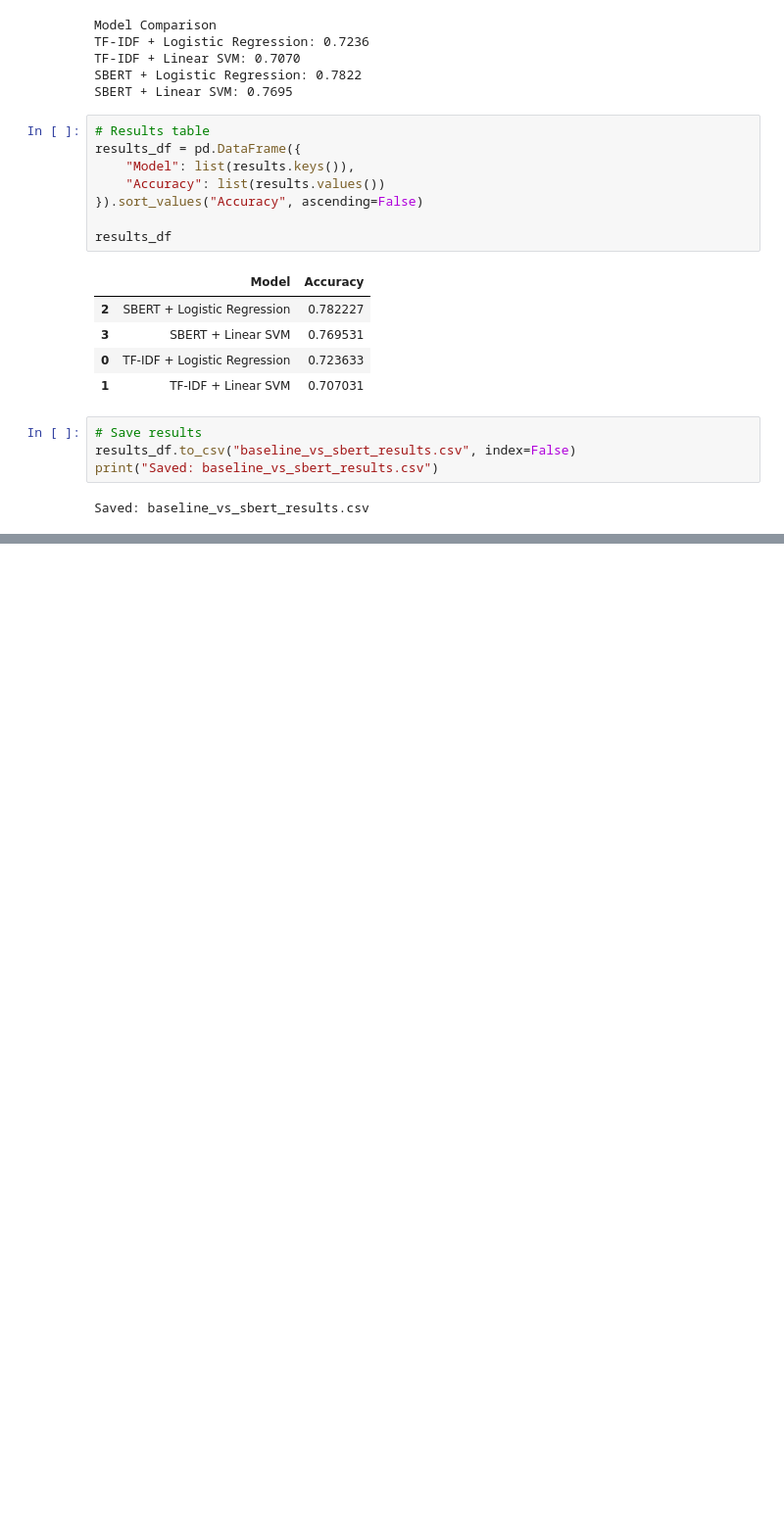
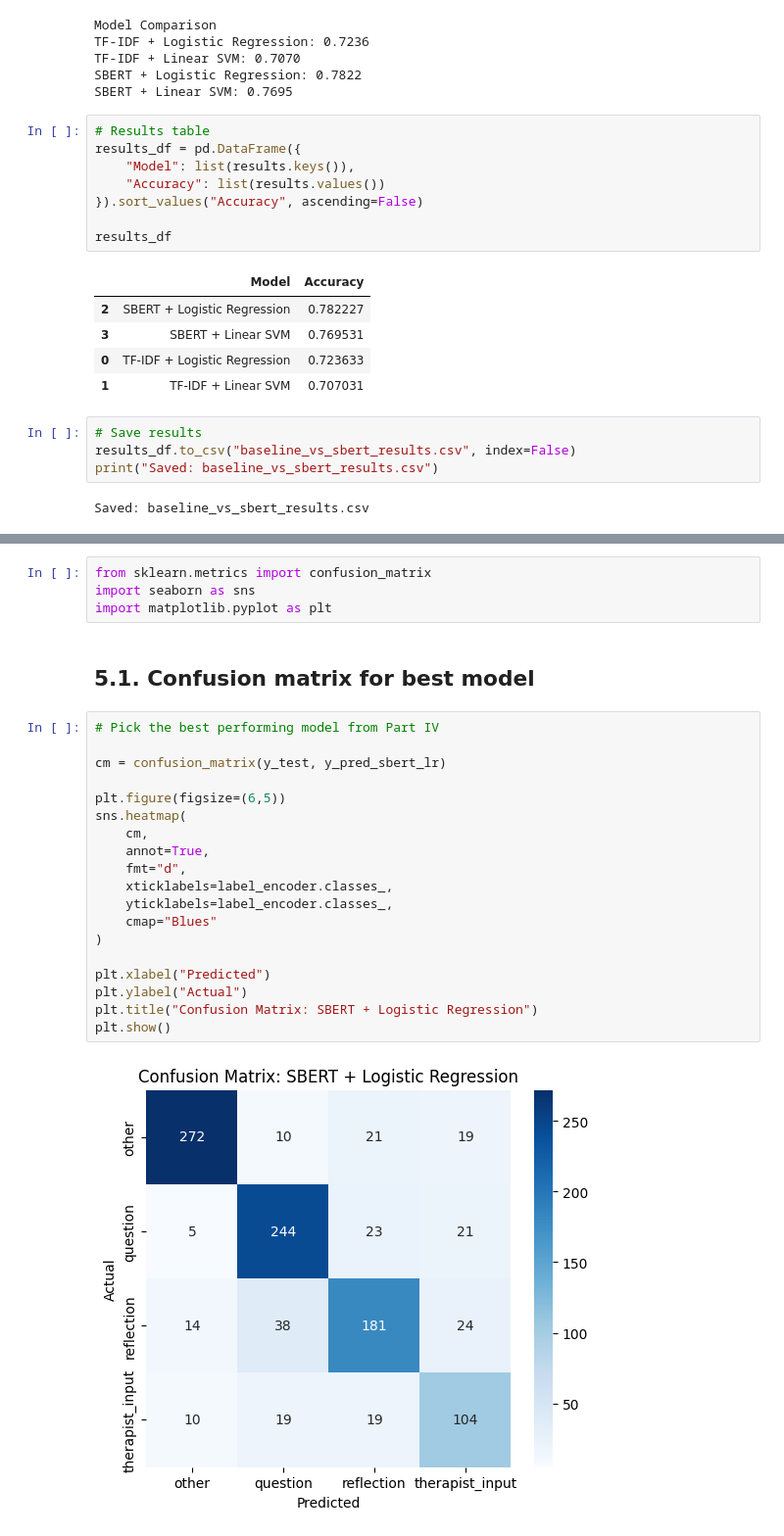
Before and after one commit to mthudangn/conversational-psychotherapy-fidelity, a Jupyter notebook: notebooks/thesis_pipeline.ipynb, the cells around one changed output, grey strips where cells are left out. Shown at 98% size. Cells and saved outputs as stored; diff of their text form; blank space fills up the shorter version.

```diff
--- a/notebooks/thesis_pipeline.ipynb
+++ b/notebooks/thesis_pipeline.ipynb
@@ -696,0 +704,27 @@ Saved: baseline_vs_sbert_results.csv
+# %%
+from sklearn.metrics import confusion_matrix
+import seaborn as sns
+import matplotlib.pyplot as plt
+# %% [markdown]
+## 5.1. Confusion matrix for best model
+# %%
+# Pick the best performing model from Part IV
+
+cm = confusion_matrix(y_test, y_pred_sbert_lr)
+
+plt.figure(figsize=(6,5))
+sns.heatmap(
+    cm,
+    annot=True,
+    fmt="d",
+    xticklabels=label_encoder.classes_,
+    yticklabels=label_encoder.classes_,
+    cmap="Blues"
+)
+
+plt.xlabel("Predicted")
+plt.ylabel("Actual")
+plt.title("Confusion Matrix: SBERT + Logistic Regression")
+plt.show()
+# %% [output]
+[figure, added]
```
Also changed, not shown: parts of 9 cells of this notebook.
